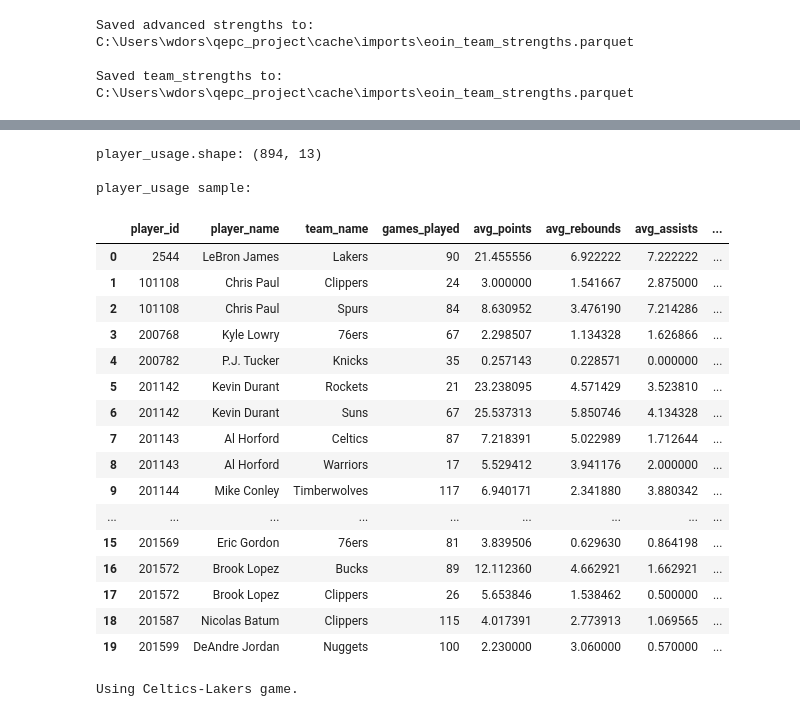
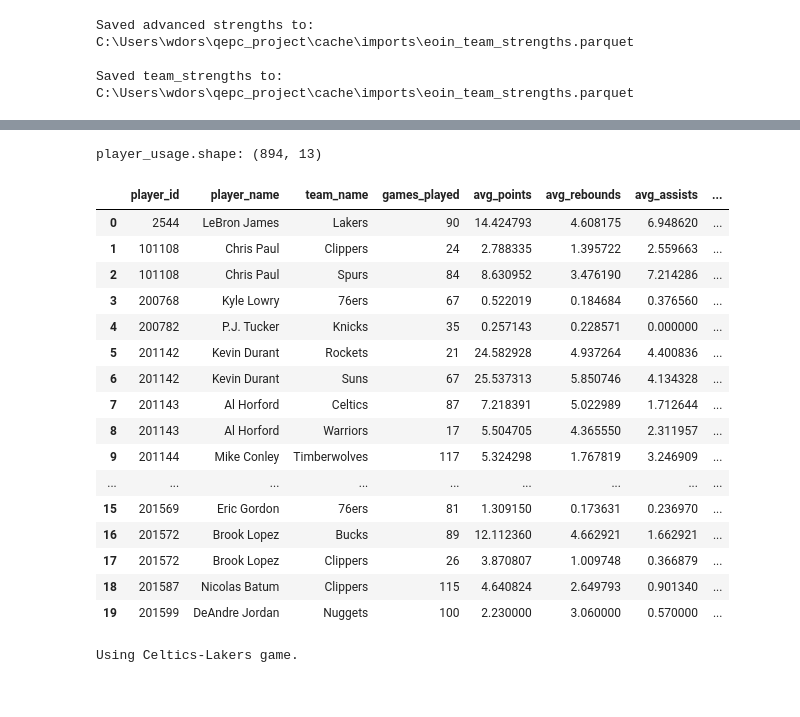
Before and after one commit to wjdorsey/qepc_project, a Jupyter notebook: notebooks/maintenance/tester.ipynb, the cells around one changed output, grey strips where cells are left out. Saved outputs shown, nothing was run; the diff lists cells and outputs as text; code cells hidden in the pictures.

Commit message:
player regressions and recency bias added to lambdas

```diff
--- a/notebooks/maintenance/tester.ipynb
+++ b/notebooks/maintenance/tester.ipynb
@@ -281,54 +281,54 @@ Matchups with team expectations sample:
 # CELL 5 – PLAYER USAGE (PTS / REB / AST SHARES)
 # ===============================================
 
 from qepc.nba.player_usage_eoin import build_player_usage_from_eoin
 
-# Build per-player usage table from recent games
 player_usage = build_player_usage_from_eoin(
     player_boxes=player_boxes_qepc,
-    min_games=5,          # you can crank this up later
-    cutoff_date="2024-10-01",  # keep it recent
+    min_games=5,                 # tune as you like
+    cutoff_date="2024-10-01",    # keep it recent
+    use_recency_weights=True,    # <-- NEW: turn decoherence on
+    tau_points_days=30.0,        # coherence time for scoring
+    # tau_rebounds_days=None,    # None -> same as points
+    # tau_assists_days=None,     # None -> same as points
 )
 
 print("player_usage.shape:", player_usage.shape)
 
-print("\nplayer_usage sample:")
 display(
     player_usage[
         [
             "player_id",
             "player_name",
             "team_name",
             "games_played",
             "avg_points",
             "avg_rebounds",
             "avg_assists",
             "mean_points_share",
             "mean_rebounds_share",
             "mean_assists_share",
         ]
     ].head(20)
 )
 # %% [output]
 player_usage.shape: (894, 13)
-
-player_usage sample:
 |  | player_id | player_name | team_name | games_played | avg_points | avg_rebounds | avg_assists | ... |
-| 0 | 2544 | LeBron James | Lakers | 90 | 21.455556 | 6.922222 | 7.222222 | ... |
-| 1 | 101108 | Chris Paul | Clippers | 24 | 3.000000 | 1.541667 | 2.875000 | ... |
+| 0 | 2544 | LeBron James | Lakers | 90 | 14.424793 | 4.608175 | 6.948620 | ... |
+| 1 | 101108 | Chris Paul | Clippers | 24 | 2.788335 | 1.395722 | 2.559663 | ... |
 | 2 | 101108 | Chris Paul | Spurs | 84 | 8.630952 | 3.476190 | 7.214286 | ... |
-| 3 | 200768 | Kyle Lowry | 76ers | 67 | 2.298507 | 1.134328 | 1.626866 | ... |
+| 3 | 200768 | Kyle Lowry | 76ers | 67 | 0.522019 | 0.184684 | 0.376560 | ... |
 | 4 | 200782 | P.J. Tucker | Knicks | 35 | 0.257143 | 0.228571 | 0.000000 | ... |
-| 5 | 201142 | Kevin Durant | Rockets | 21 | 23.238095 | 4.571429 | 3.523810 | ... |
+| 5 | 201142 | Kevin Durant | Rockets | 21 | 24.582928 | 4.937264 | 4.400836 | ... |
 | 6 | 201142 | Kevin Durant | Suns | 67 | 25.537313 | 5.850746 | 4.134328 | ... |
 | 7 | 201143 | Al Horford | Celtics | 87 | 7.218391 | 5.022989 | 1.712644 | ... |
-| 8 | 201143 | Al Horford | Warriors | 17 | 5.529412 | 3.941176 | 2.000000 | ... |
-| 9 | 201144 | Mike Conley | Timberwolves | 117 | 6.940171 | 2.341880 | 3.880342 | ... |
+| 8 | 201143 | Al Horford | Warriors | 17 | 5.504705 | 4.365550 | 2.311957 | ... |
+| 9 | 201144 | Mike Conley | Timberwolves | 117 | 5.324298 | 1.767819 | 3.246909 | ... |
 | ... | ... | ... | ... | ... | ... | ... | ... | ... |
-| 15 | 201569 | Eric Gordon | 76ers | 81 | 3.839506 | 0.629630 | 0.864198 | ... |
+| 15 | 201569 | Eric Gordon | 76ers | 81 | 1.309150 | 0.173631 | 0.236970 | ... |
 | 16 | 201572 | Brook Lopez | Bucks | 89 | 12.112360 | 4.662921 | 1.662921 | ... |
-| 17 | 201572 | Brook Lopez | Clippers | 26 | 5.653846 | 1.538462 | 0.500000 | ... |
-| 18 | 201587 | Nicolas Batum | Clippers | 115 | 4.017391 | 2.773913 | 1.069565 | ... |
+| 17 | 201572 | Brook Lopez | Clippers | 26 | 3.870807 | 1.009748 | 0.366879 | ... |
+| 18 | 201587 | Nicolas Batum | Clippers | 115 | 4.640824 | 2.649793 | 0.901340 | ... |
 | 19 | 201599 | DeAndre Jordan | Nuggets | 100 | 2.230000 | 3.060000 | 0.570000 | ... |
 # %%
 # ============================================================
```
Also changed, not shown: parts of 12 cells of this notebook, 3 other files.
